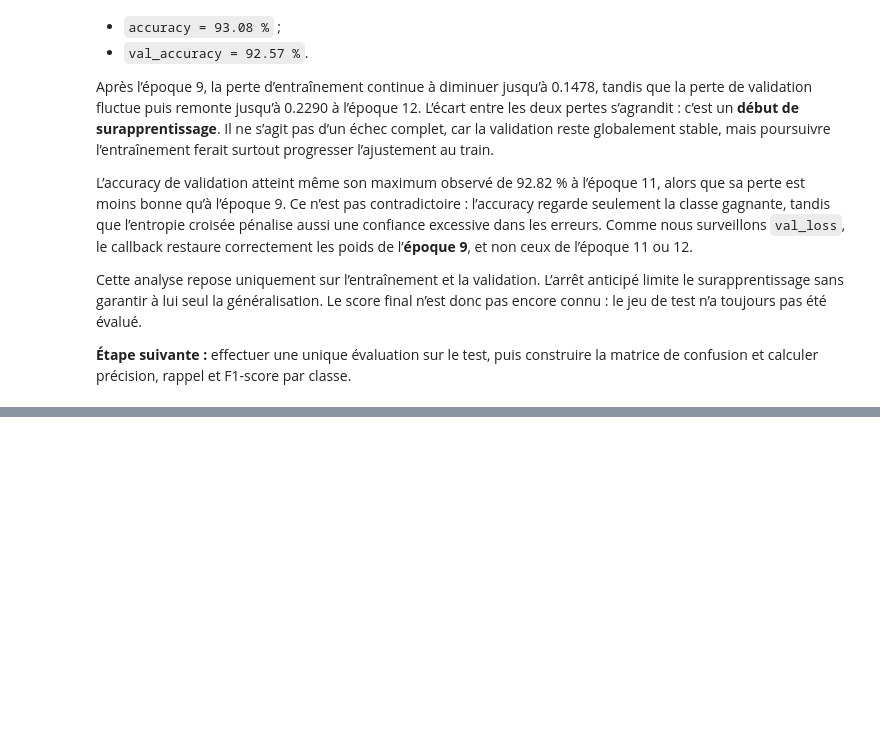
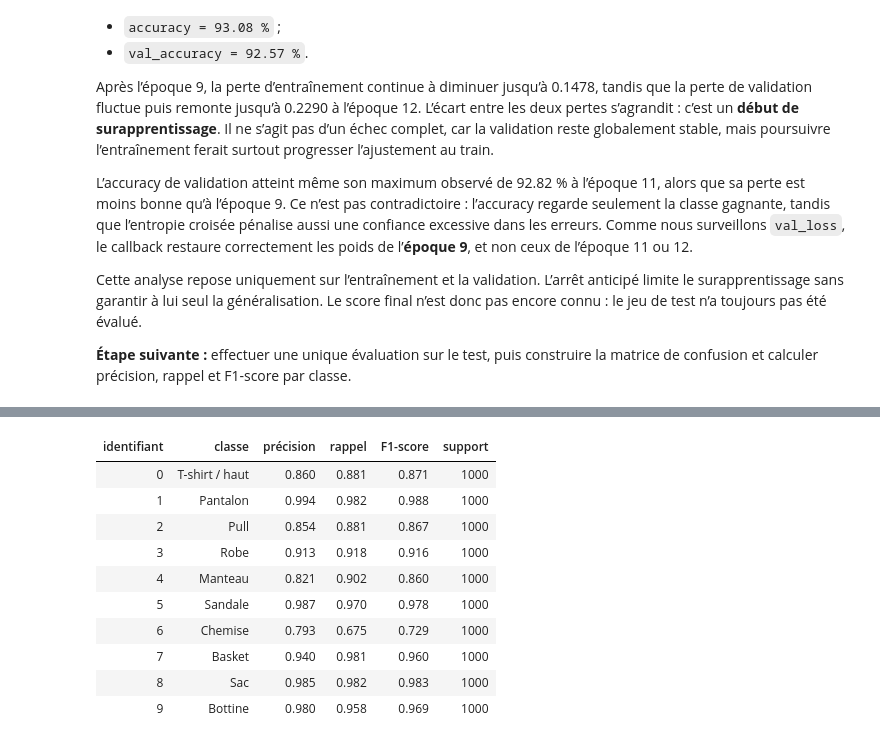
Before and after one commit to DRIOUCH96/introduction_au_deeplearning, a Jupyter notebook: fashion_mnist_cnn.ipynb, the cells around one changed output, grey strips where cells are left out. Saved outputs shown, nothing was run; the diff lists cells and outputs as text; code cells hidden in the pictures; blank space fills up the shorter version.

```diff
--- a/fashion_mnist_cnn.ipynb
+++ b/fashion_mnist_cnn.ipynb
@@ -1566,0 +1806,48 @@ Cette analyse repose uniquement sur l’entraînement et la validation. L’arr
+# %%
+precisions, rappels, scores_f1, supports_metriques = (
+    precision_recall_fscore_support(
+        etiquettes_test,
+        predictions_test,
+        labels=indices_classes,
+        average=None,
+        zero_division=0,
+    )
+)
+
+metriques_par_classe = pd.DataFrame(
+    {
+        "identifiant": indices_classes,
+        "classe": noms_classes_fr,
+        "précision": precisions,
+        "rappel": rappels,
+        "F1-score": scores_f1,
+        "support": supports_metriques.astype(int),
+    }
+)
+
+assert np.array_equal(supports_metriques, supports_test)
+assert np.all((precisions >= 0.0) & (precisions <= 1.0))
+assert np.all((rappels >= 0.0) & (rappels <= 1.0))
+assert np.all((scores_f1 >= 0.0) & (scores_f1 <= 1.0))
+
+display(
+    metriques_par_classe.style.format(
+        {
+            "précision": "{:.3f}",
+            "rappel": "{:.3f}",
+            "F1-score": "{:.3f}",
+        }
+    ).hide(axis="index")
+)
+# %% [output]
+| identifiant | classe | précision | rappel | F1-score | support |
+| 0 | T-shirt / haut | 0.860 | 0.881 | 0.871 | 1000 |
+| 1 | Pantalon | 0.994 | 0.982 | 0.988 | 1000 |
+| 2 | Pull | 0.854 | 0.881 | 0.867 | 1000 |
+| 3 | Robe | 0.913 | 0.918 | 0.916 | 1000 |
+| 4 | Manteau | 0.821 | 0.902 | 0.860 | 1000 |
+| 5 | Sandale | 0.987 | 0.970 | 0.978 | 1000 |
+| 6 | Chemise | 0.793 | 0.675 | 0.729 | 1000 |
+| 7 | Basket | 0.940 | 0.981 | 0.960 | 1000 |
+| 8 | Sac | 0.985 | 0.982 | 0.983 | 1000 |
+| 9 | Bottine | 0.980 | 0.958 | 0.969 | 1000 |
```
Also changed, not shown: parts of 12 cells of this notebook.
